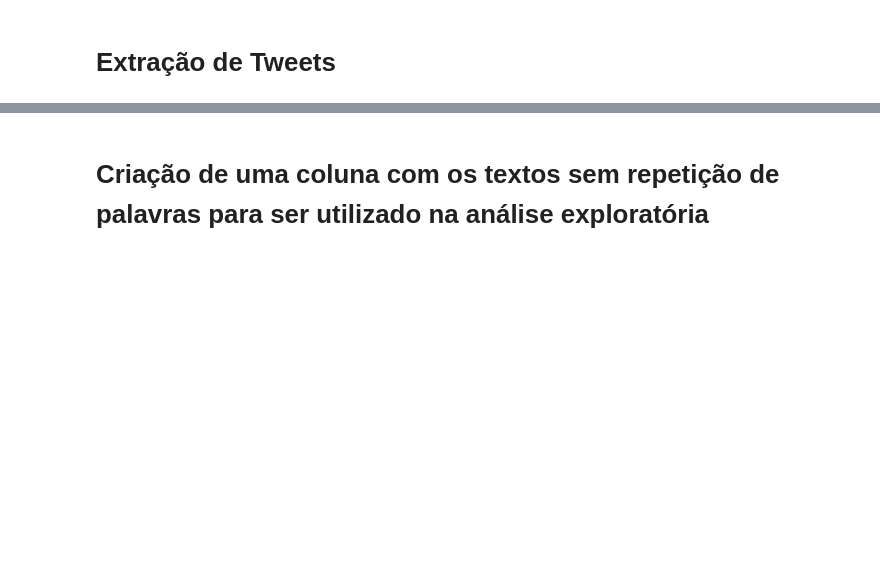
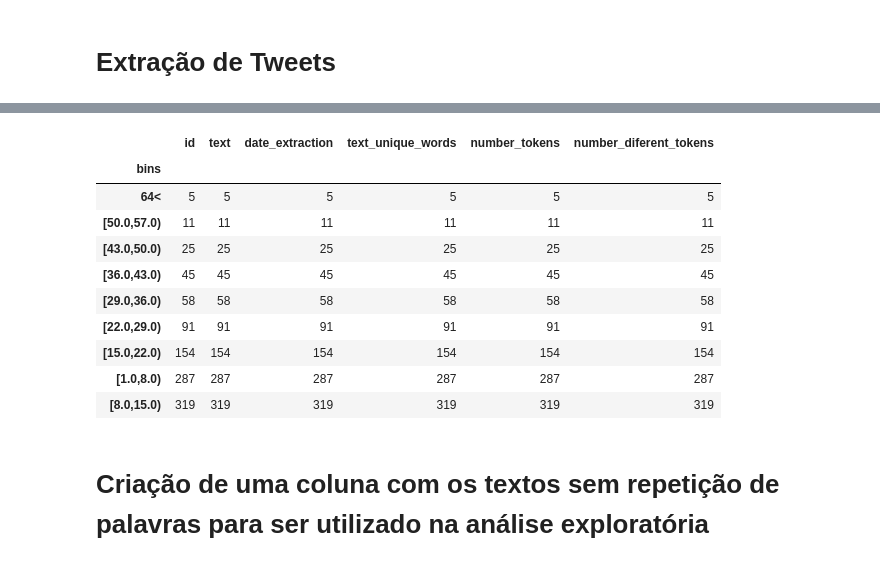
Before and after one commit to juliohenr/TEXT-EXPLORATORY, a Jupyter notebook: data_extract_twitter/api_twitter_study.ipynb, the cells around one changed output, grey strips where cells are left out. Saved outputs shown, nothing was run; the diff lists cells and outputs as text; code cells hidden in the pictures; blank space fills up the shorter version.

```diff
--- a/data_extract_twitter/api_twitter_study.ipynb
+++ b/data_extract_twitter/api_twitter_study.ipynb
@@ -328,3 +405,17 @@ data_tweets_final.head(30)
+# %%
+data_tweets_final.groupby("bins").count().sort_values(by=["number_tokens"])
+# %% [output]
+|  | id | text | date_extraction | text_unique_words | number_tokens | number_diferent_tokens |
+| bins |  |  |  |  |  |  |
+| 64< | 5 | 5 | 5 | 5 | 5 | 5 |
+| [50.0,57.0) | 11 | 11 | 11 | 11 | 11 | 11 |
+| [43.0,50.0) | 25 | 25 | 25 | 25 | 25 | 25 |
+| [36.0,43.0) | 45 | 45 | 45 | 45 | 45 | 45 |
+| [29.0,36.0) | 58 | 58 | 58 | 58 | 58 | 58 |
+| [22.0,29.0) | 91 | 91 | 91 | 91 | 91 | 91 |
+| [15.0,22.0) | 154 | 154 | 154 | 154 | 154 | 154 |
+| [1.0,8.0) | 287 | 287 | 287 | 287 | 287 | 287 |
+| [8.0,15.0) | 319 | 319 | 319 | 319 | 319 | 319 |
 # %% [markdown]
 # Criação de uma coluna com os textos sem repetição de palavras para ser utilizado na análise exploratória
 # %%
```
Also changed, not shown: parts of 21 cells of this notebook, 4 other files.
